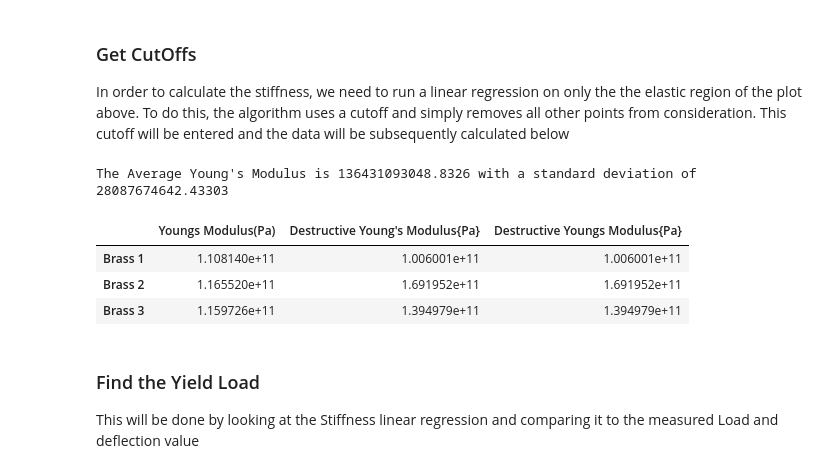
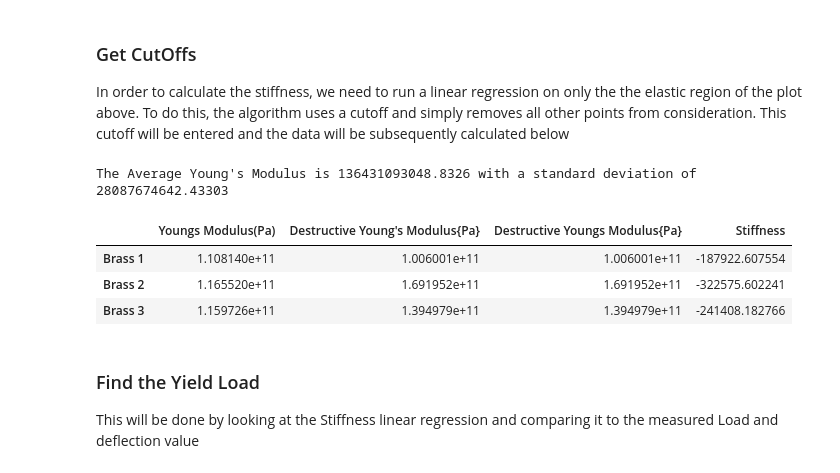
Before and after one commit to adithyas98/BiomechancialTesting, a Jupyter notebook: Biomechanical Testing Data Analysis.ipynb, the cells around one changed output. Drawn from its saved outputs; the diff is of its cells as text; code cells hidden in the pictures.

Commit message:
Completed Procedure 3

```diff
--- a/Biomechanical Testing Data Analysis.ipynb
+++ b/Biomechanical Testing Data Analysis.ipynb
@@ -107,29 +106,31 @@ In order to calculate the stiffness, we need to run a linear regression on only
 # %%
 cutoffs=[-0.001,-0.001,-0.001]
 p2Ymod=[]
+p2Stiff=[]
 for c in range(0,len(procedure2)):
     #We want to set the cuttoff correctly
     procedure2[c].setCutOff(cutoffs[c])
     #With the cuttoff set we can now process the data
     p2Ymod.append(procedure2[c].youngsModulus())
+    p2Stiff.append(procedure2[c].getStiffness())
 
 #Append this columns to the procedure ones data
 P1Final["Destructive Youngs Modulus{Pa}"]=p2Ymod
-
+P1Final['Stiffness']=p2Stiff
 
 #Calculate the Average and Standard Deviation
 
 averageP2=np.average(P1Final["Destructive Youngs Modulus{Pa}"])
 stdevP2=np.std(P1Final["Destructive Youngs Modulus{Pa}"])
 
 print("The Average Young's Modulus is {} with a standard deviation of {}".format(averageP2,stdevP2))
 P1Final.head()
 # %% [output]
 The Average Young's Modulus is 136431093048.8326 with a standard deviation of 28087674642.43303
-|  | Youngs Modulus(Pa) | Destructive Young's Modulus{Pa} | Destructive Youngs Modulus{Pa} |
-| Brass 1 | 1.108140e+11 | 1.006001e+11 | 1.006001e+11 |
-| Brass 2 | 1.165520e+11 | 1.691952e+11 | 1.691952e+11 |
-| Brass 3 | 1.159726e+11 | 1.394979e+11 | 1.394979e+11 |
+|  | Youngs Modulus(Pa) | Destructive Young's Modulus{Pa} | Destructive Youngs Modulus{Pa} | Stiffness |
+| Brass 1 | 1.108140e+11 | 1.006001e+11 | 1.006001e+11 | -187922.607554 |
+| Brass 2 | 1.165520e+11 | 1.691952e+11 | 1.691952e+11 | -322575.602241 |
+| Brass 3 | 1.159726e+11 | 1.394979e+11 | 1.394979e+11 | -241408.182766 |
 # %% [markdown]
 ### Find the Yield Load
 This will be done by looking at the Stiffness linear regression and comparing it to the measured Load and deflection value
```
Also changed, not shown: parts of 12 cells of this notebook, 6 other files.
